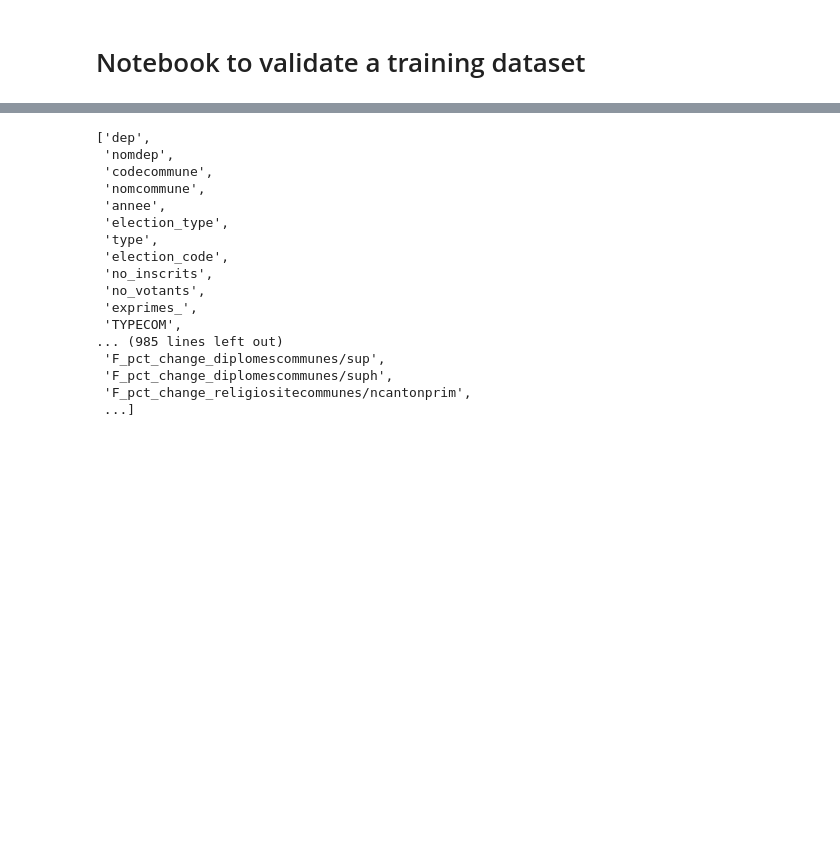
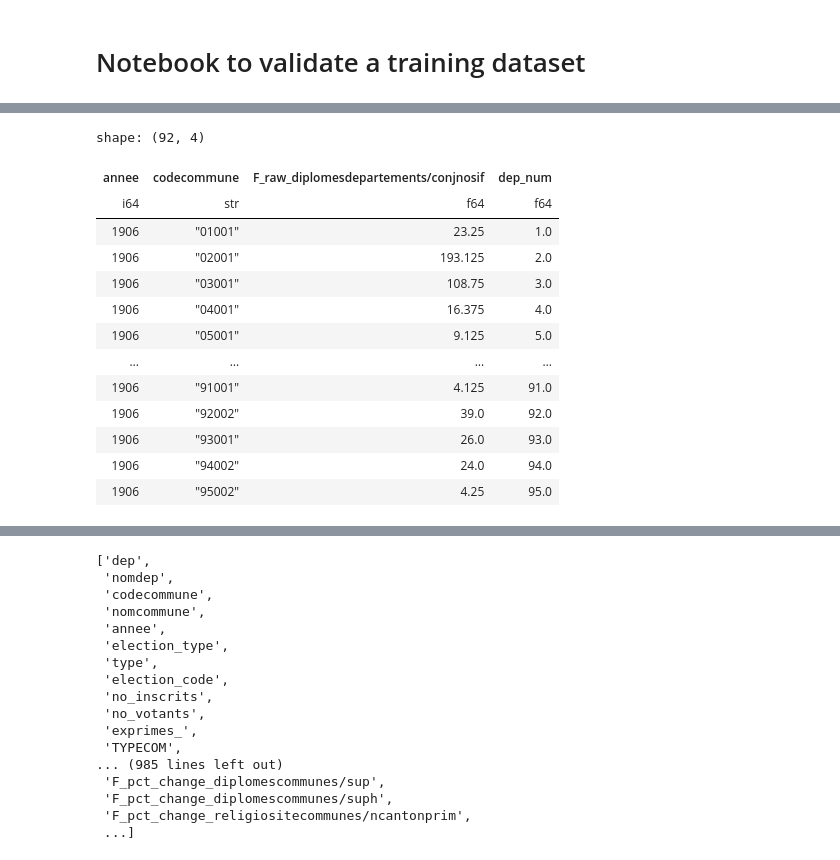
Before and after one commit to artmanceau/electera, a Jupyter notebook: notebooks/experiments/data_check.ipynb, the cells around one changed output, grey strips where cells are left out. Cells and saved outputs as stored; diff of their text form; code cells hidden in the pictures; blank space fills up the shorter version.

```diff
--- a/notebooks/experiments/data_check.ipynb
+++ b/notebooks/experiments/data_check.ipynb
@@ -34,6 +34,23 @@ shape: (1_865_274, 1_984)
 | "95" | "Val-d'Oise" | "95680" | "Villiers-le-Bel" | 2024 | "legislative" | 1 | "leg2024" | false | ... |
 | "95" | "Val-d'Oise" | "95682" | "Villiers-le-Sec" | 2024 | "legislative" | 1 | "leg2024" | false | ... |
 | "95" | "Val-d'Oise" | "95690" | "Wy-dit-Joli-Village" | 2024 | "legislative" | 1 | "leg2024" | false | ... |
+# %%
+data.select('annee', 'codecommune', 'F_raw_diplomesdepartements/conjnosif', 'dep_num').filter(pl.col('annee')==1906).unique('dep_num').sort('dep_num')
+# %% [output]
+shape: (92, 4)
+| annee | codecommune | F_raw_diplomesdepartements/conjnosif | dep_num |
+| i64 | str | f64 | f64 |
+| 1906 | "01001" | 23.25 | 1.0 |
+| 1906 | "02001" | 193.125 | 2.0 |
+| 1906 | "03001" | 108.75 | 3.0 |
+| 1906 | "04001" | 16.375 | 4.0 |
+| 1906 | "05001" | 9.125 | 5.0 |
+| … | … | … | … |
+| 1906 | "91001" | 4.125 | 91.0 |
+| 1906 | "92002" | 39.0 | 92.0 |
+| 1906 | "93001" | 26.0 | 93.0 |
+| 1906 | "94002" | 24.0 | 94.0 |
+| 1906 | "95002" | 4.25 | 95.0 |
 # %%
 # Uniquness
 assert data.select('codecommune', 'election_code').unique().height == data.height
```
Also changed, not shown: parts of 1 cell of this notebook, 6 other files.
